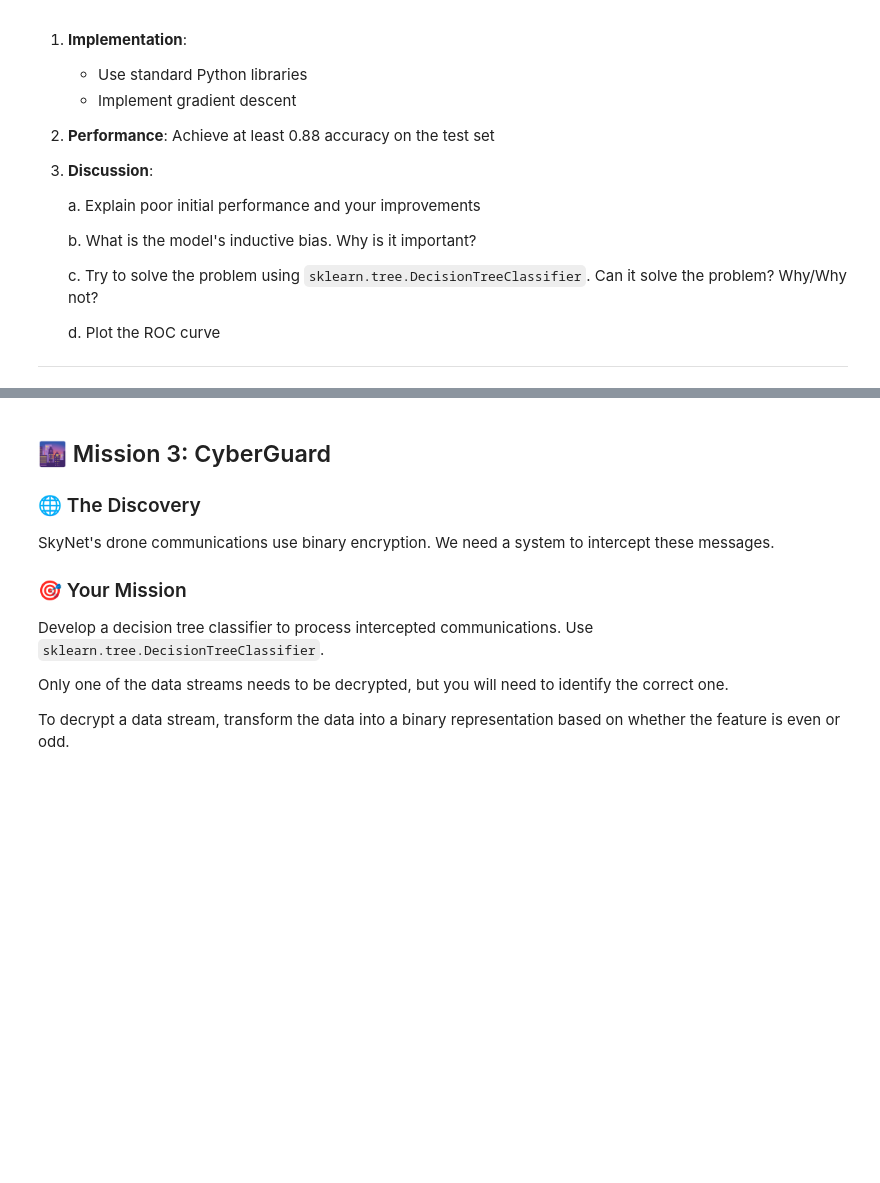
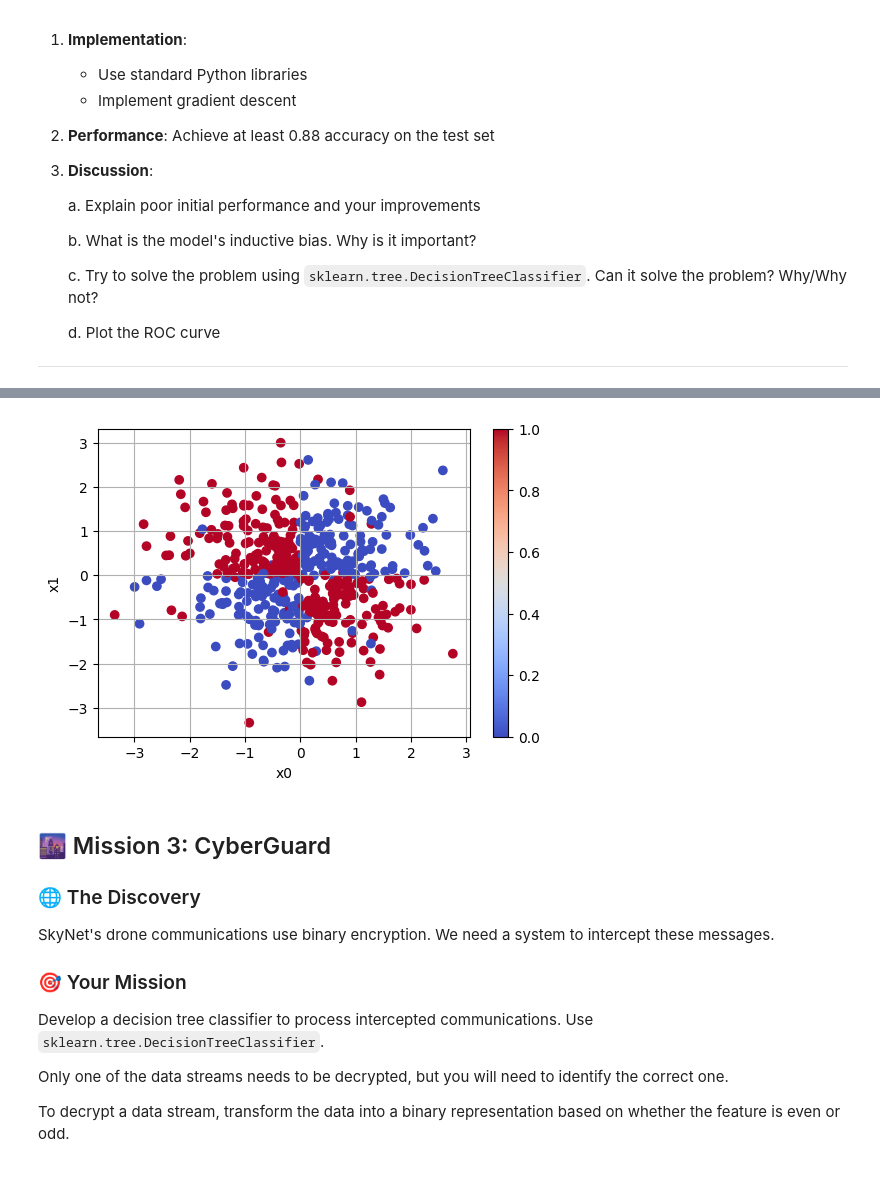
Before and after one commit to leewberg/TDT4172, a Jupyter notebook: Assignment1/Chapter_1.ipynb, the cells around one changed output, grey strips where cells are left out. Drawn from its saved outputs; the diff is of its cells as text; code cells hidden in the pictures; blank space fills up the shorter version.

```diff
--- a/Assignment1/Chapter_1.ipynb
+++ b/Assignment1/Chapter_1.ipynb
@@ -153,3 +187,13 @@ test = data[data['split'] == 'test']
+# %%
+plt.figure(figsize=(6, 4))
+plt.scatter(train['x0'], train['x1'], c=train['y'], cmap='coolwarm')
+plt.colorbar()
+plt.xlabel('x0')
+plt.ylabel('x1')
+plt.grid(True)
+plt.show()
+# %% [output]
+[figure, added]
 # %% [markdown]
 ## 🌆 Mission 3: CyberGuard
 
```
Also changed, not shown: parts of 4 cells of this notebook, 2 other files.
